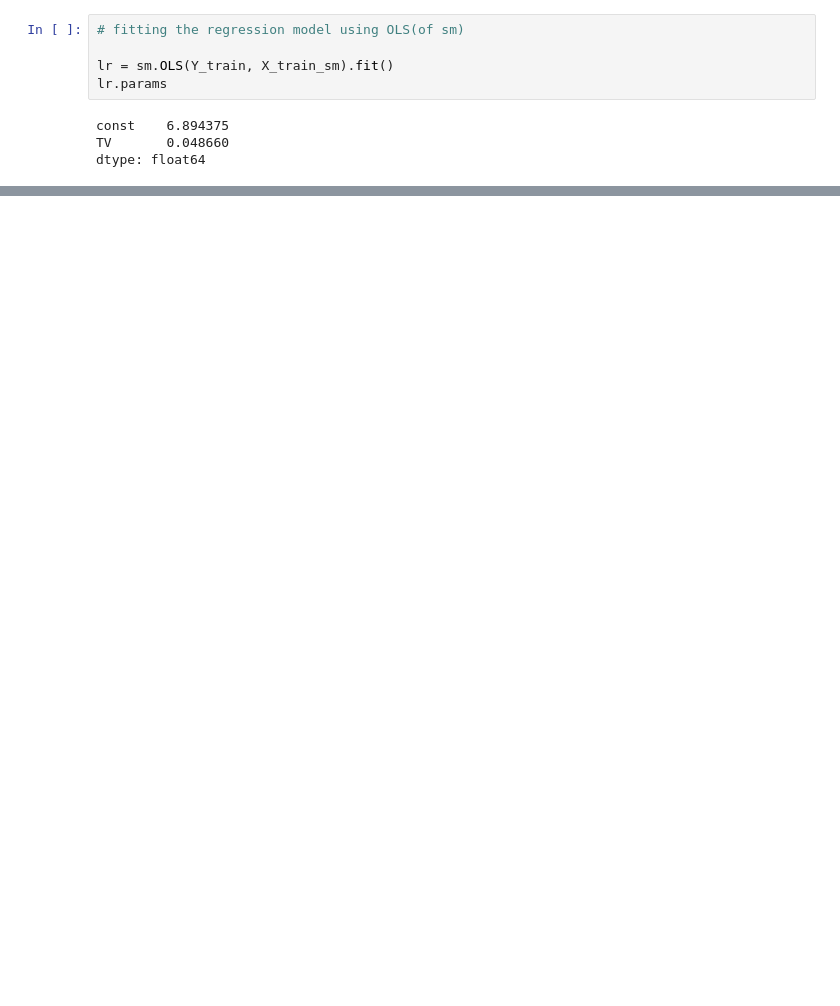
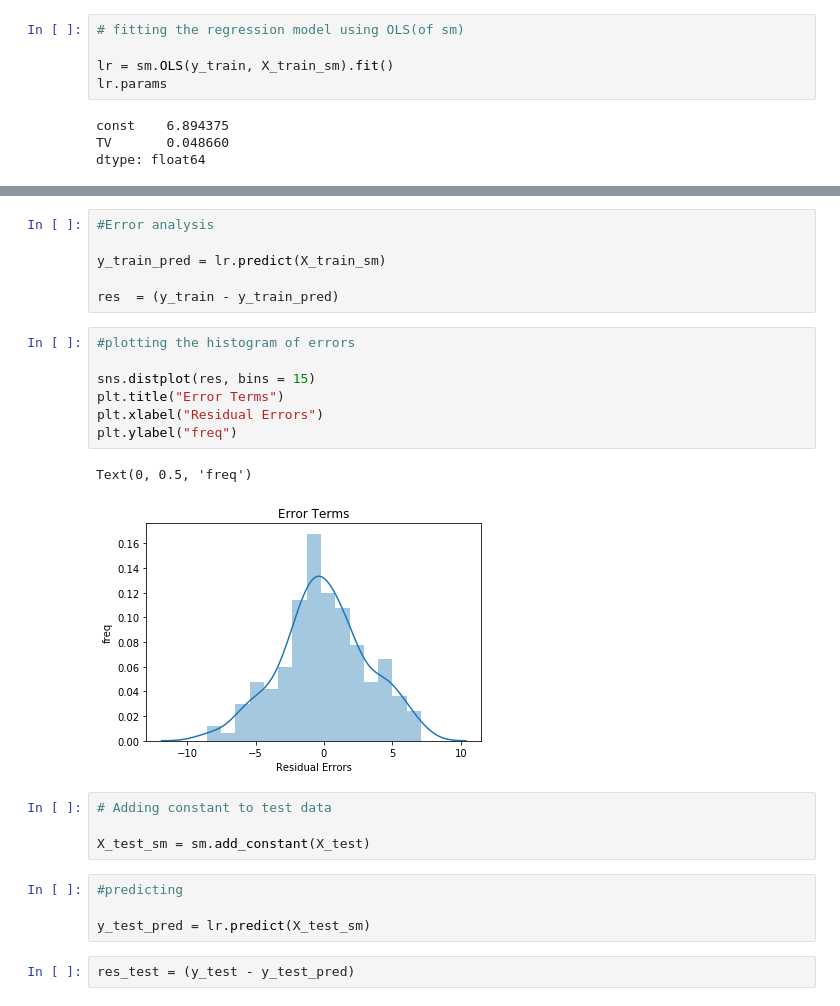
Before and after one commit to jagadishkm84/practice-repo, a Jupyter notebook: Linear Regression.ipynb, the cells around one changed output, grey strips where cells are left out. Drawn from its saved outputs; the diff is of its cells as text; blank space fills up the shorter version.

```diff
--- a/Linear Regression.ipynb
+++ b/Linear Regression.ipynb
@@ -137,7 +137,7 @@ X_train_sm = sm.add_constant(X_train)
 # %%
 # fitting the regression model using OLS(of sm)
 
-lr = sm.OLS(Y_train, X_train_sm).fit()
+lr = sm.OLS(y_train, X_train_sm).fit()
 lr.params
 # %% [output]
 const    6.894375
@@ -147,0 +175,26 @@ dtype: float64
+# %%
+#Error analysis
+
+y_train_pred = lr.predict(X_train_sm)
+
+res  = (y_train - y_train_pred)
+# %%
+#plotting the histogram of errors
+
+sns.distplot(res, bins = 15)
+plt.title("Error Terms")
+plt.xlabel("Residual Errors")
+plt.ylabel("freq")
+# %% [output]
+Text(0, 0.5, 'freq')
+[figure, added]
+# %%
+# Adding constant to test data
+
+X_test_sm = sm.add_constant(X_test)
+# %%
+#predicting
+
+y_test_pred = lr.predict(X_test_sm)
+# %%
+res_test = (y_test - y_test_pred)
```
Also changed, not shown: parts of 19 cells of this notebook.
